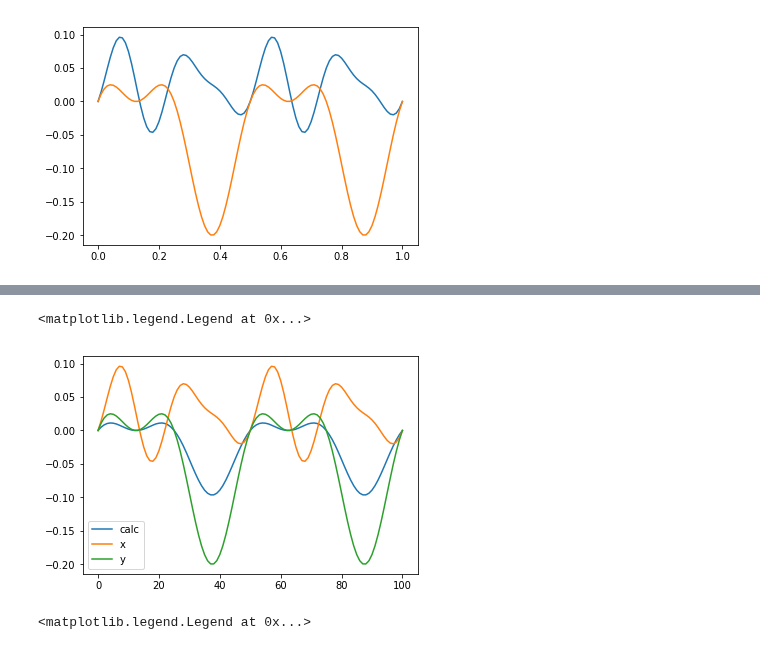
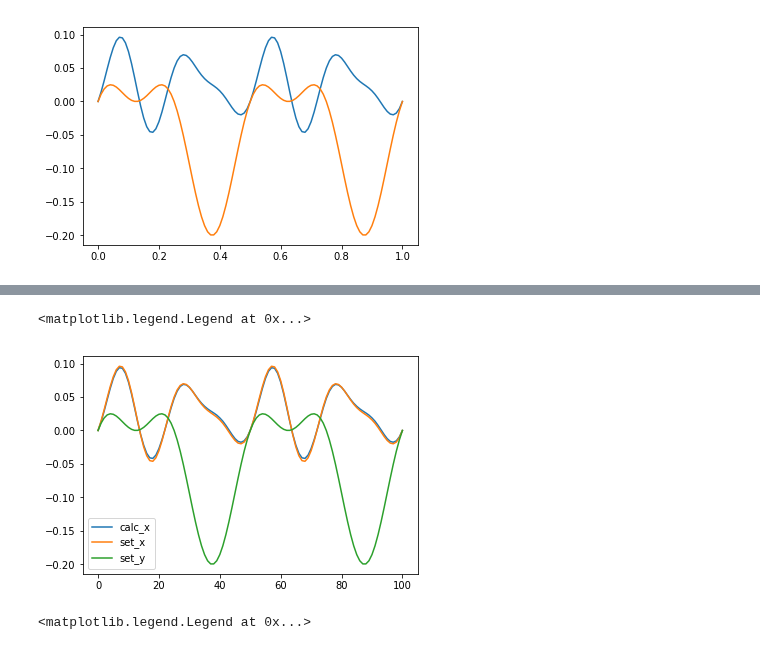
Before and after one commit to ladisk/pyidi, a Jupyter notebook: Showcase.ipynb, the cells around one changed output, grey strips where cells are left out. Cells and saved outputs as stored; diff of their text form; code cells hidden in the pictures.

```diff
--- a/Showcase.ipynb
+++ b/Showcase.ipynb
@@ -145,4 +145,5 @@ plt.plot(generated_t, generated_y)
 [<matplotlib.lines.Line2D at 0x...>]
 [figure]
 # %%
-video_2.set_points(points=inds_2, method='gb')
+video_2.set_method('gb')
+video_2.set_points(points=inds_2)
@@ -149,4 +154,5 @@ video_2.set_points(points=inds_2, method='gb')
 # %%
-disp_2 = video_2.get_displacements(roi_size=(19, 19))
+disp_2 = video_2.get_displacements(roi_size=(7, 27))
+video_2.show_points()
 # %% [output]
 WARNING: Selected region of interest is small. For better results select larger ROI size.
@@ -153,11 +160,11 @@ WARNING: Selected region of interest is small. For better results select larger
 # %%
-plt.plot(disp_2[2, :, 0] - disp_2[2, 0, 0], label='calc')
-plt.plot(generated_x, label='x')
-plt.plot(generated_y, label='y')
+plt.plot(disp_2[0, :, 1] - disp_2[0, 0, 1], label='calc_x')
+plt.plot(generated_x, label='set_x')
+plt.plot(generated_y, label='set_y')
 plt.legend()
 # %% [output]
 <matplotlib.legend.Legend at 0x...>
-[figure, old version]
+[figure, new version]
 # %%
 video_2.set_method('sof')
 # %%
```
Also changed, not shown: parts of 8 cells of this notebook, 3 other files.
